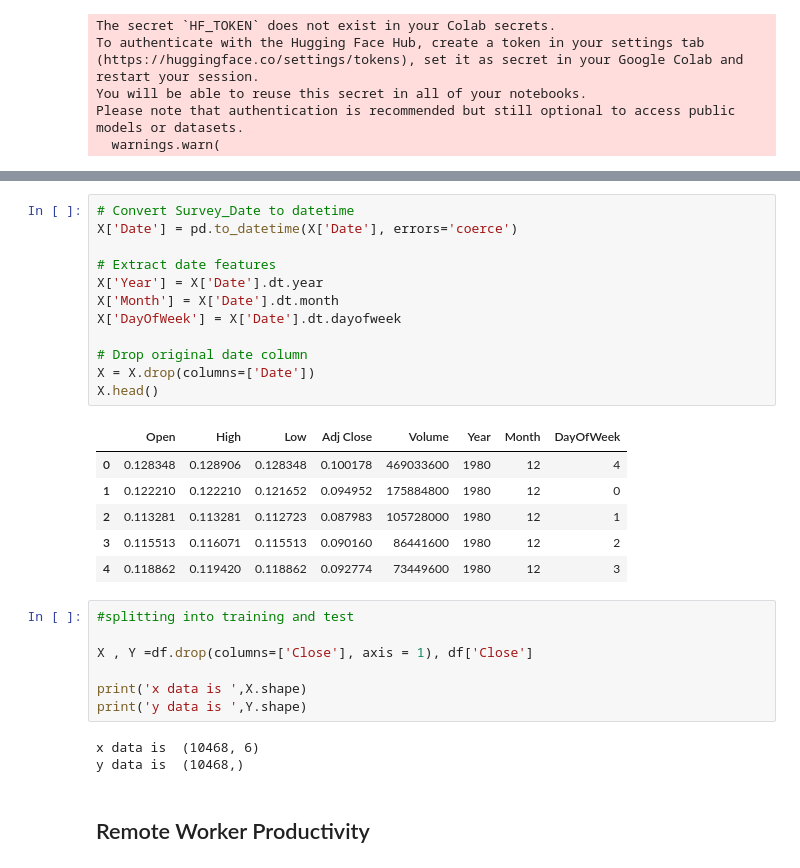
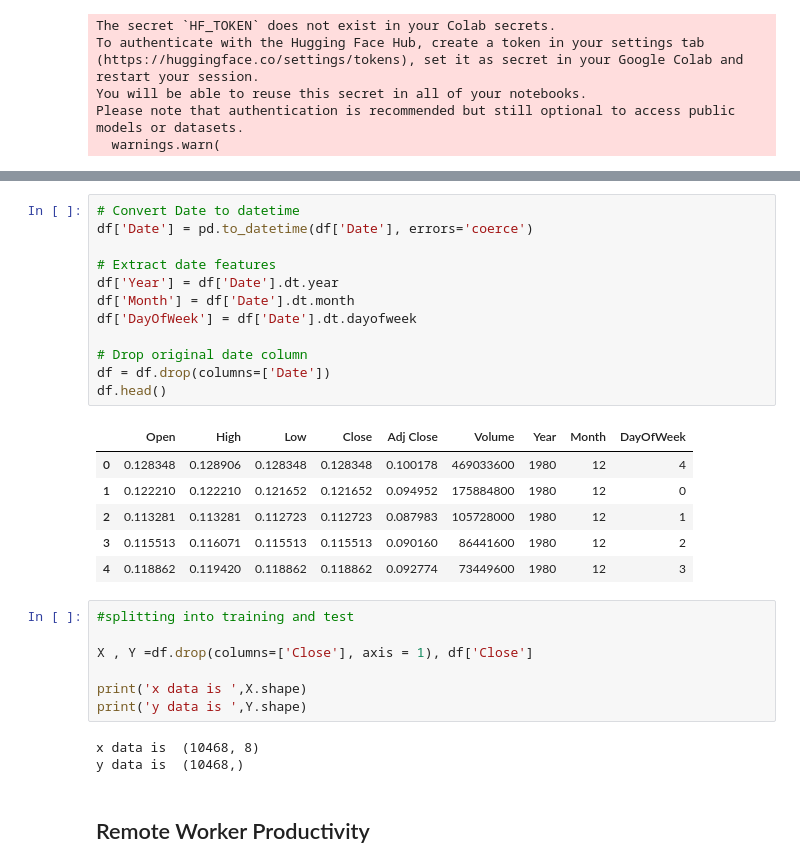
Before and after one commit to esraa9895/thesis-code, a Jupyter notebook: regression_BFGS.ipynb, the cells around one changed output, grey strips where cells are left out. Cells and saved outputs as stored; diff of their text form.

```diff
--- a/regression_BFGS.ipynb
+++ b/regression_BFGS.ipynb
@@ -797,22 +975,22 @@ df.describe()
 # %%
-# Convert Survey_Date to datetime
-X['Date'] = pd.to_datetime(X['Date'], errors='coerce')
+# Convert Date to datetime
+df['Date'] = pd.to_datetime(df['Date'], errors='coerce')
 
 # Extract date features
-X['Year'] = X['Date'].dt.year
-X['Month'] = X['Date'].dt.month
-X['DayOfWeek'] = X['Date'].dt.dayofweek
+df['Year'] = df['Date'].dt.year
+df['Month'] = df['Date'].dt.month
+df['DayOfWeek'] = df['Date'].dt.dayofweek
 
 # Drop original date column
-X = X.drop(columns=['Date'])
-X.head()
+df = df.drop(columns=['Date'])
+df.head()
 # %% [output]
-|  | Open | High | Low | Adj Close | Volume | Year | Month | DayOfWeek |
-| 0 | 0.128348 | 0.128906 | 0.128348 | 0.100178 | 469033600 | 1980 | 12 | 4 |
-| 1 | 0.122210 | 0.122210 | 0.121652 | 0.094952 | 175884800 | 1980 | 12 | 0 |
-| 2 | 0.113281 | 0.113281 | 0.112723 | 0.087983 | 105728000 | 1980 | 12 | 1 |
-| 3 | 0.115513 | 0.116071 | 0.115513 | 0.090160 | 86441600 | 1980 | 12 | 2 |
-| 4 | 0.118862 | 0.119420 | 0.118862 | 0.092774 | 73449600 | 1980 | 12 | 3 |
+|  | Open | High | Low | Close | Adj Close | Volume | Year | Month | DayOfWeek |
+| 0 | 0.128348 | 0.128906 | 0.128348 | 0.128348 | 0.100178 | 469033600 | 1980 | 12 | 4 |
+| 1 | 0.122210 | 0.122210 | 0.121652 | 0.121652 | 0.094952 | 175884800 | 1980 | 12 | 0 |
+| 2 | 0.113281 | 0.113281 | 0.112723 | 0.112723 | 0.087983 | 105728000 | 1980 | 12 | 1 |
+| 3 | 0.115513 | 0.116071 | 0.115513 | 0.115513 | 0.090160 | 86441600 | 1980 | 12 | 2 |
+| 4 | 0.118862 | 0.119420 | 0.118862 | 0.118862 | 0.092774 | 73449600 | 1980 | 12 | 3 |
 # %%
 #splitting into training and test
 
@@ -821,7 +999,7 @@ X , Y =df.drop(columns=['Close'], axis = 1), df['Close']
 print('x data is ',X.shape)
 print('y data is ',Y.shape)
 # %% [output]
-x data is  (10468, 6)
+x data is  (10468, 8)
 y data is  (10468,)
 # %% [markdown]
 ## Remote Worker Productivity
```
Also changed, not shown: parts of 53 cells of this notebook.
